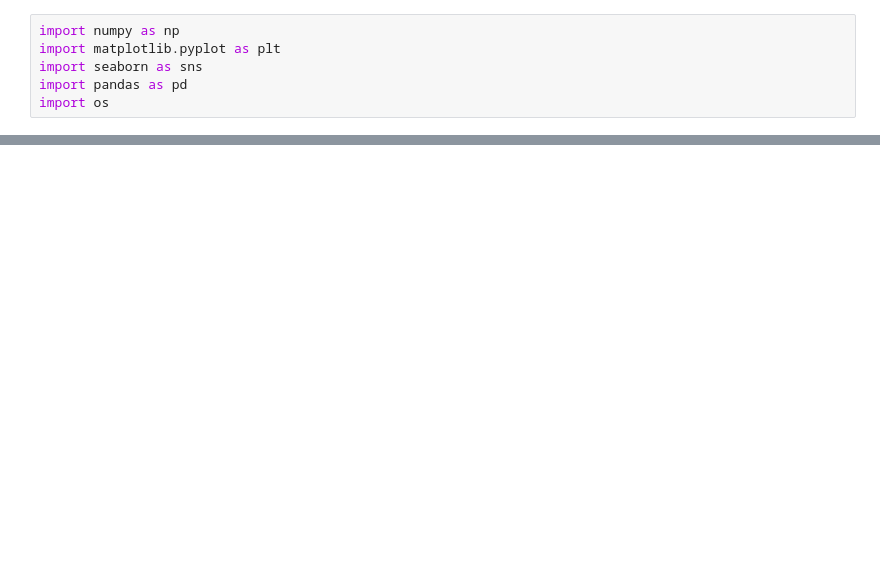
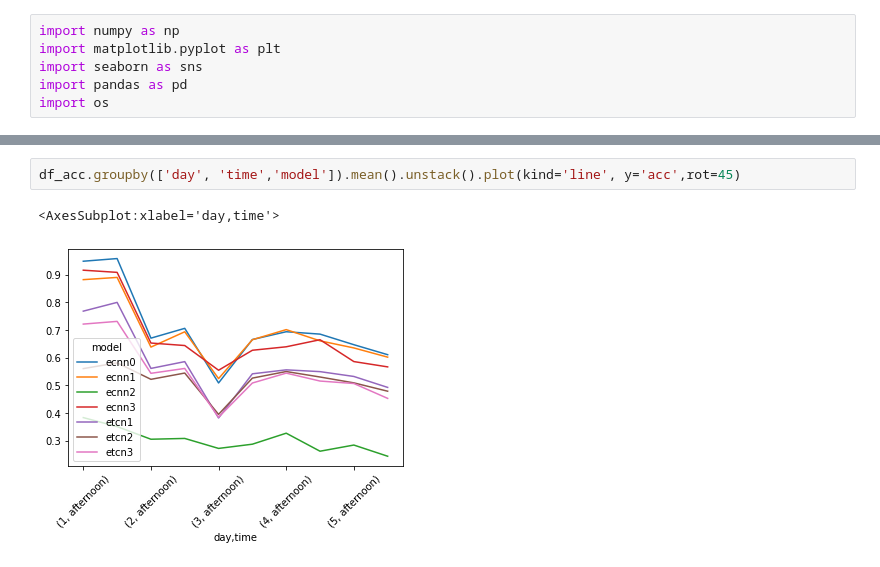
Before and after one commit to YuzhouLin/ECNN-NinaProDB6, a Jupyter notebook: analysis.ipynb, the cells around one changed output, grey strips where cells are left out. Cells and saved outputs as stored; diff of their text form; blank space fills up the shorter version.

```diff
--- a/analysis.ipynb
+++ b/analysis.ipynb
@@ -49 +84,6 @@ for i in models:
+# %%
+df_acc.groupby(['day', 'time','model']).mean().unstack().plot(kind='line', y='acc',rot=45)
+# %% [output]
+<AxesSubplot:xlabel='day,time'>
+[figure, added]
 # %%
```
Also changed, not shown: parts of 6 cells of this notebook, 1 other file.
